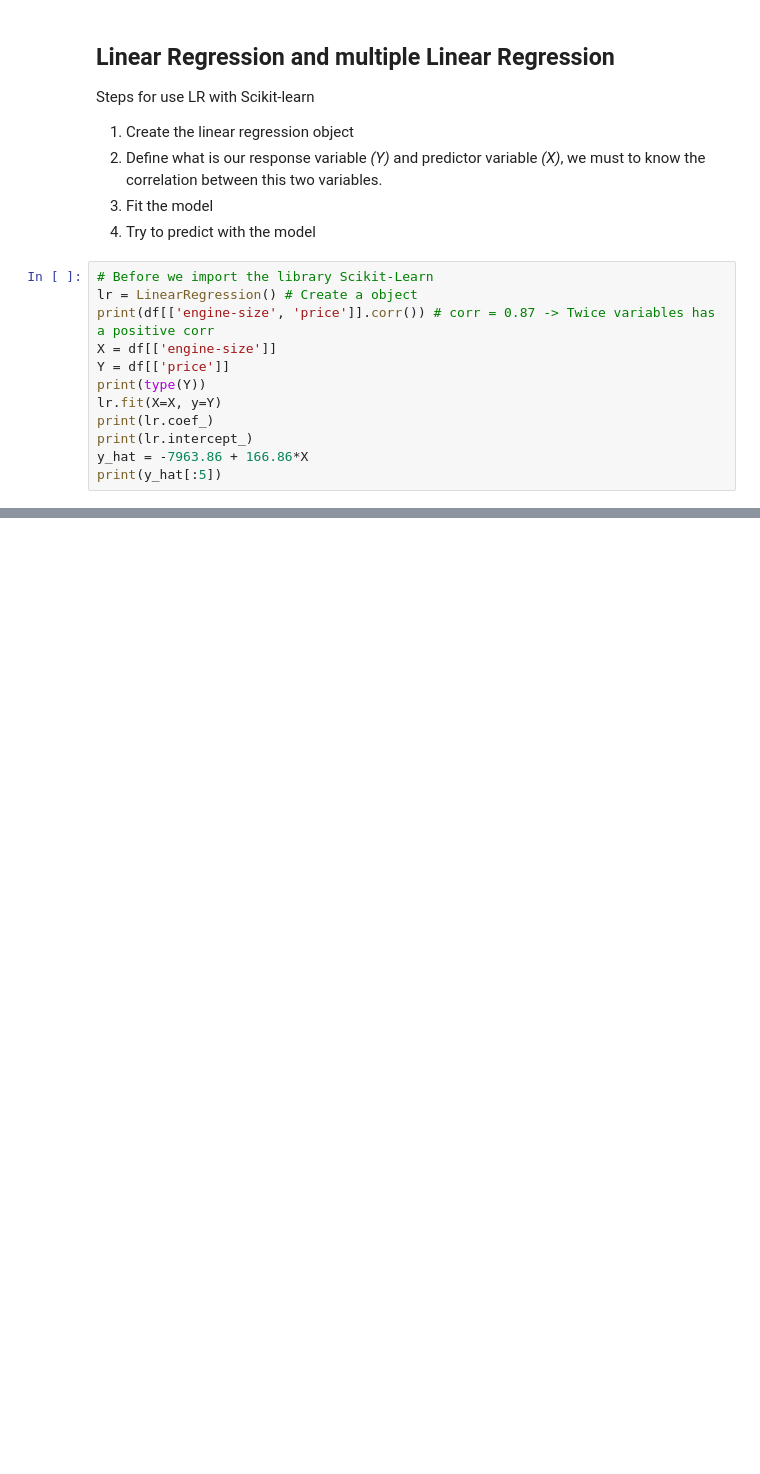
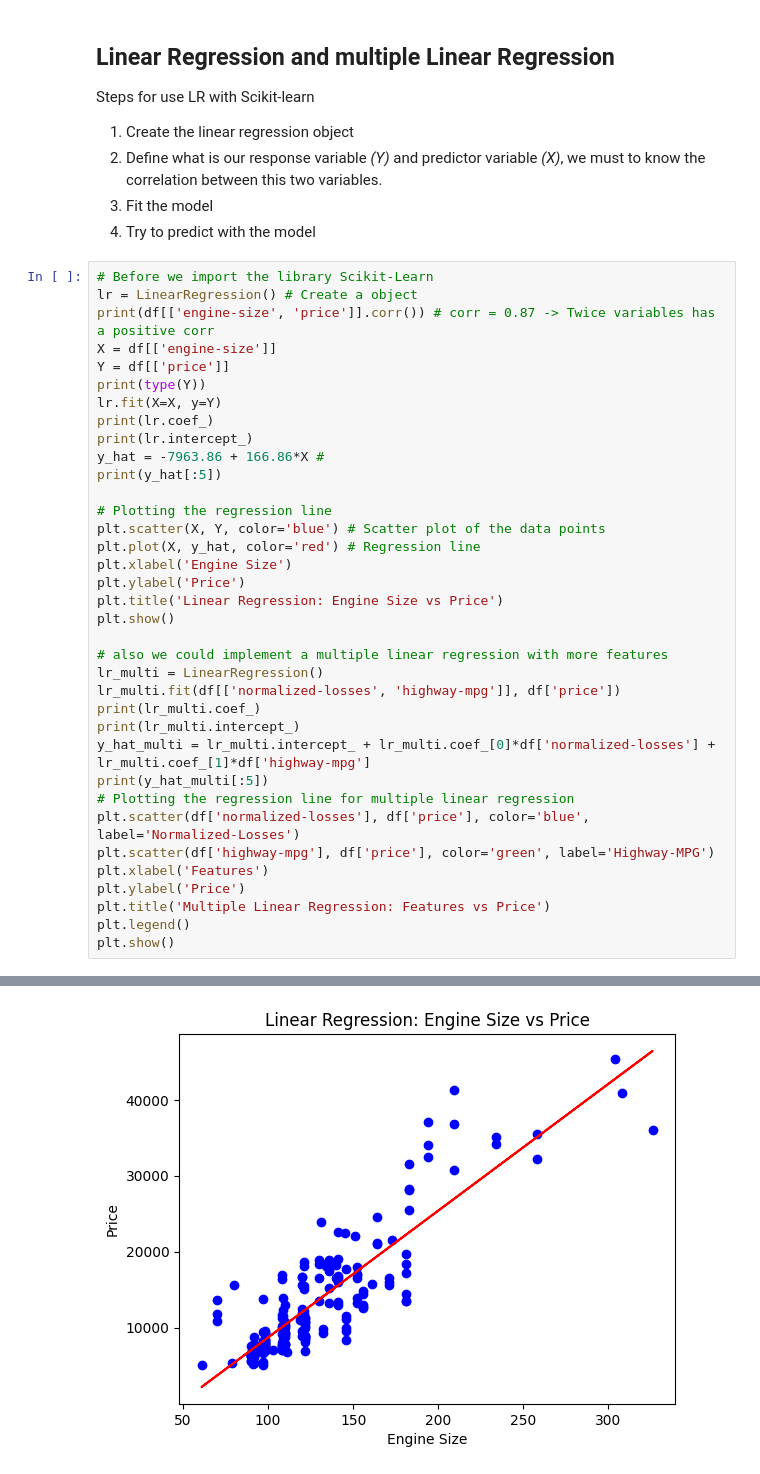
Before and after one commit to Bidobelemti/python_for_data_science, a Jupyter notebook: Data Analysis with Python/notebooks/model_development.ipynb, the cells around one changed output, grey strips where cells are left out. Saved outputs shown, nothing was run; the diff lists cells and outputs as text; blank space fills up the shorter version.

```diff
--- a/Data Analysis with Python/notebooks/model_development.ipynb
+++ b/Data Analysis with Python/notebooks/model_development.ipynb
@@ -36,25 +36,50 @@ Steps for use LR with Scikit-learn
 # %%
 # Before we import the library Scikit-Learn
 lr = LinearRegression() # Create a object
 print(df[['engine-size', 'price']].corr()) # corr = 0.87 -> Twice variables has a positive corr
 X = df[['engine-size']]
 Y = df[['price']]
 print(type(Y))
 lr.fit(X=X, y=Y)
 print(lr.coef_)
 print(lr.intercept_)
-y_hat = -7963.86 + 166.86*X
+y_hat = -7963.86 + 166.86*X #
 print(y_hat[:5])
+
+# Plotting the regression line
+plt.scatter(X, Y, color='blue') # Scatter plot of the data points
+plt.plot(X, y_hat, color='red') # Regression line
+plt.xlabel('Engine Size')
+plt.ylabel('Price')
+plt.title('Linear Regression: Engine Size vs Price')
+plt.show()
+
+# also we could implement a multiple linear regression with more features
+lr_multi = LinearRegression()
+lr_multi.fit(df[['normalized-losses', 'highway-mpg']], df['price'])
+print(lr_multi.coef_)
+print(lr_multi.intercept_)
+y_hat_multi = lr_multi.intercept_ + lr_multi.coef_[0]*df['normalized-losses'] + lr_multi.coef_[1]*df['highway-mpg']
+print(y_hat_multi[:5])
+# Plotting the regression line for multiple linear regression
+plt.scatter(df['normalized-losses'], df['price'], color='blue', label='Normalized-Losses')
+plt.scatter(df['highway-mpg'], df['price'], color='green', label='Highway-MPG')
+plt.xlabel('Features')
+plt.ylabel('Price')
+plt.title('Multiple Linear Regression: Features vs Price')
+plt.legend()
+plt.show()
 # %% [output]
              engine-size     price
 engine-size     1.000000  0.872335
 price           0.872335  1.000000
 <class 'pandas.core.frame.DataFrame'>
 [[166.86001569]]
 [-7963.33890628]
    engine-size
 0     13727.94
 1     13727.94
 2     17398.86
 3     10223.88
 4     14729.10
+[figure, added]
```
Also changed, not shown: parts of 11 cells of this notebook, 2 other files.
